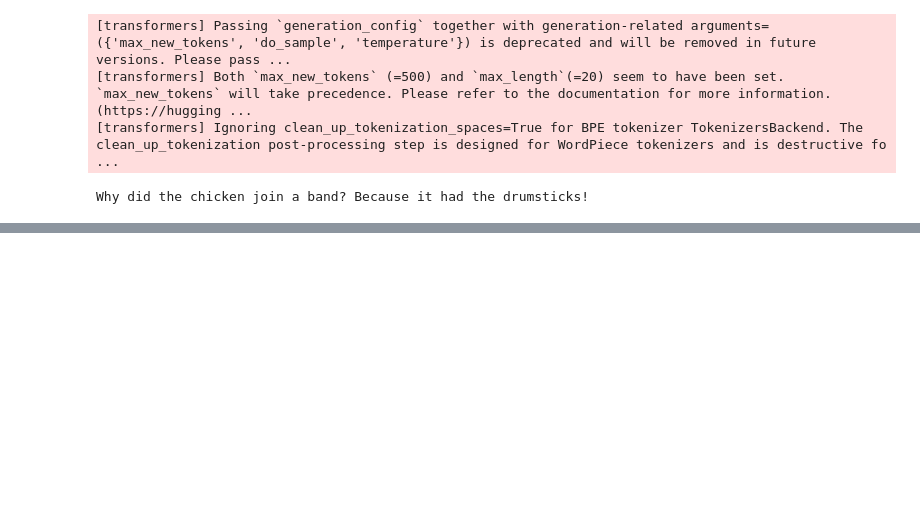
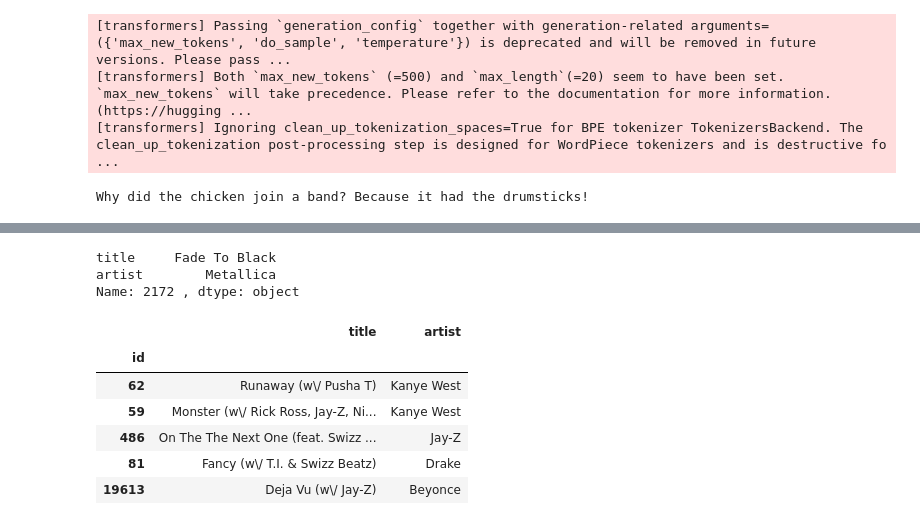
Before and after one commit to marudhu099/Hands-On-Large-Language-Models, a Jupyter notebook: Generating_first_text.ipynb, the cells around one changed output, grey strips where cells are left out. Drawn from its saved outputs; the diff is of its cells as text; code cells hidden in the pictures; blank space fills up the shorter version.

```diff
--- a/Generating_first_text.ipynb
+++ b/Generating_first_text.ipynb
@@ -111,0 +321,36 @@ show_tokens("Hello world, I am learning AI!", "bert-base-uncased")
+# %%
+# Let's train the model
+
+from gensim.models import Word2Vec
+
+# Fix: Renamed 'odel' to 'song_w2v_model' for clarity and to avoid conflict
+song_w2v_model = Word2Vec(playlists, vector_size=32, window=20, negative=50, min_count=1, workers=4)
+
+song_id = 2172
+# Ask the model for songs similar to song #2172
+# Fix: Using the correct variable for the newly trained model and accessing its .wv attribute
+song_w2v_model.wv.most_similar(positive=str(song_id))
+
+# Print song
+print(songs_df.iloc[2172])
+# %% [output]
+title     Fade To Black
+artist        Metallica
+Name: 2172 , dtype: object
+# %%
+import numpy as np
+
+def print_recommendations(song_id):
+ similar_songs = np.array(song_w2v_model.wv.most_similar(positive=str(song_id),topn=5))[:,0]
+ return songs_df.iloc[similar_songs]
+# Extract recommendations
+
+print_recommendations(3)
+# %% [output]
+|  | title | artist |
+| id |  |  |
+| 62 | Runaway (w\/ Pusha T) | Kanye West |
+| 59 | Monster (w\/ Rick Ross, Jay-Z, Ni... | Kanye West |
+| 486 | On The The Next One (feat. Swizz ... | Jay-Z |
+| 81 | Fancy (w\/ T.I. & Swizz Beatz) | Drake |
+| 19613 | Deja Vu (w\/ Jay-Z) | Beyonce |
```
Also changed, not shown: parts of 16 cells of this notebook.
